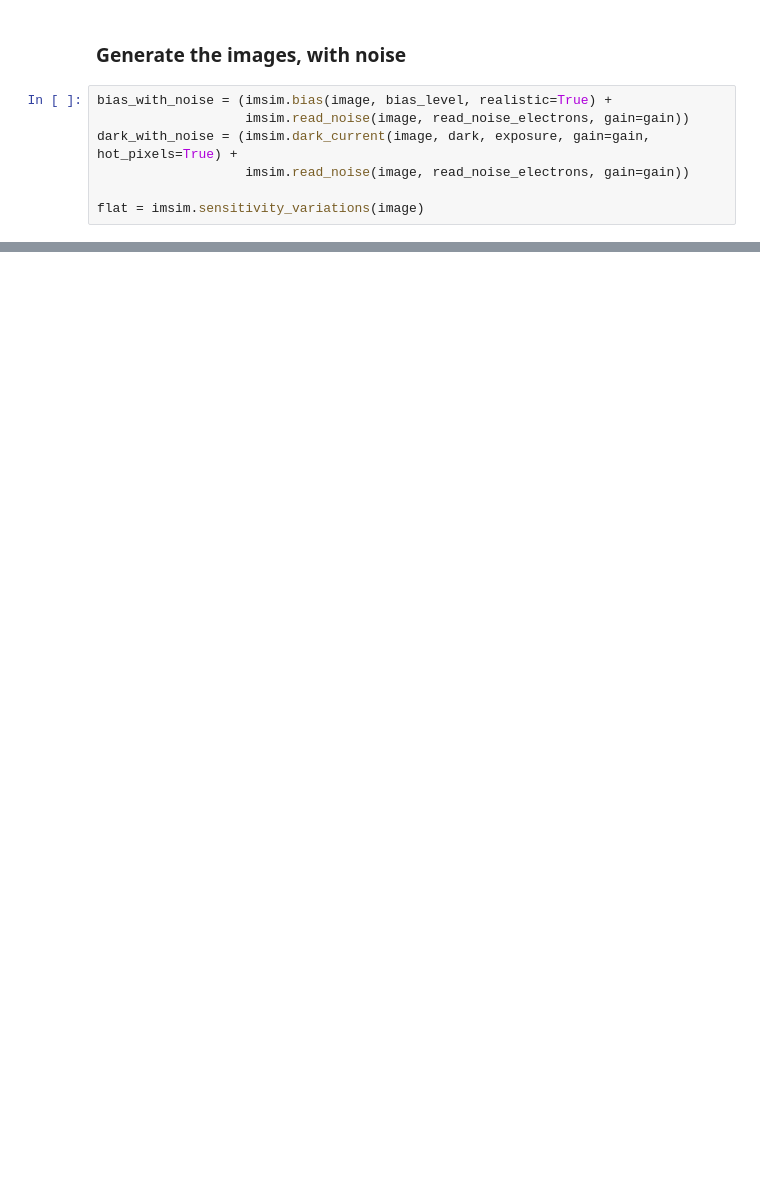
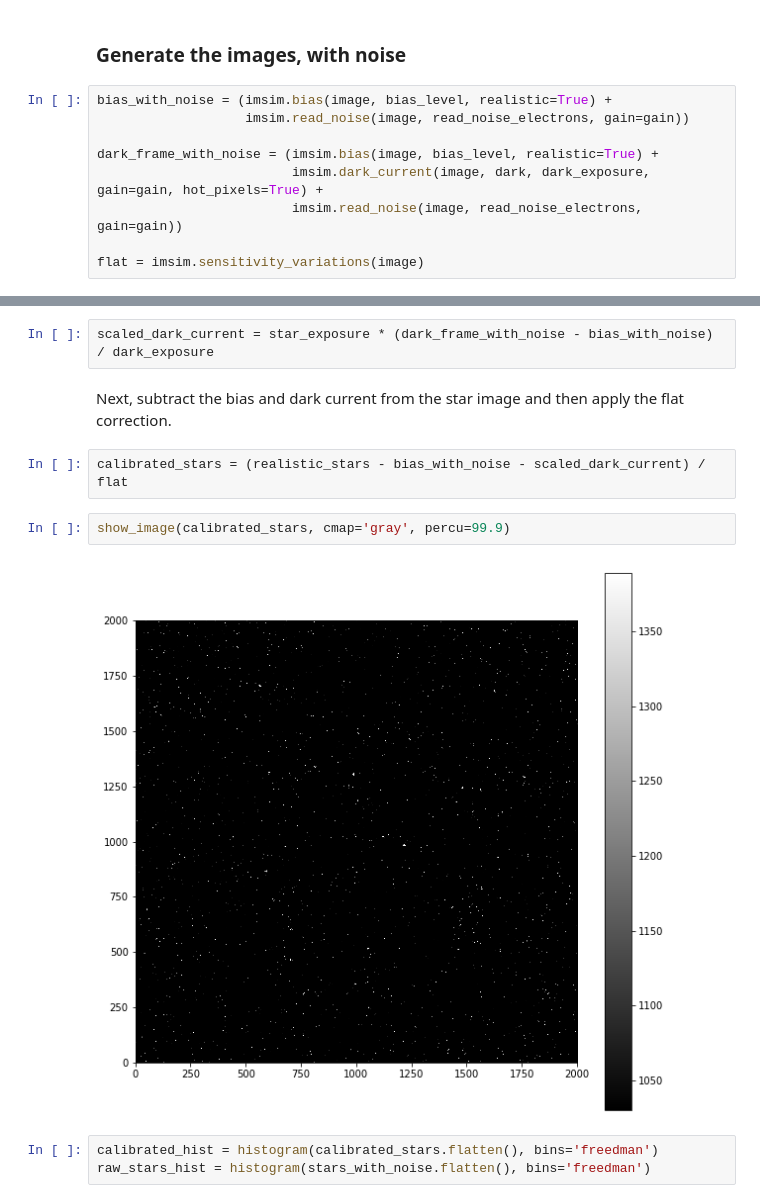
Before and after one commit to astropy/ccd-reduction-and-photometry-guide, a Jupyter notebook: notebooks/01.05-Calibration-overview.ipynb, the cells around one changed output, grey strips where cells are left out. Drawn from its saved outputs; the diff is of its cells as text; blank space fills up the shorter version.

```diff
--- a/notebooks/01.05-Calibration-overview.ipynb
+++ b/notebooks/01.05-Calibration-overview.ipynb
@@ -80,7 +92,9 @@ max_star_counts = 2000
 # %%
 bias_with_noise = (imsim.bias(image, bias_level, realistic=True) +
                    imsim.read_noise(image, read_noise_electrons, gain=gain))
-dark_with_noise = (imsim.dark_current(image, dark, exposure, gain=gain, hot_pixels=True) +
-                   imsim.read_noise(image, read_noise_electrons, gain=gain))
+
+dark_frame_with_noise = (imsim.bias(image, bias_level, realistic=True) +
+                         imsim.dark_current(image, dark, dark_exposure, gain=gain, hot_pixels=True) +
+                         imsim.read_noise(image, read_noise_electrons, gain=gain))
 
 flat = imsim.sensitivity_variations(image)
@@ -92,0 +128,13 @@ Maybe it is enough to just stick with the first example in this notebook, or to
+# %%
+scaled_dark_current = star_exposure * (dark_frame_with_noise - bias_with_noise) / dark_exposure
+# %% [markdown]
+Next, subtract the bias and dark current from the star image and then apply the flat correction.
+# %%
+calibrated_stars = (realistic_stars - bias_with_noise - scaled_dark_current) / flat
+# %%
+show_image(calibrated_stars, cmap='gray', percu=99.9)
+# %% [output]
+[figure, added]
+# %%
+calibrated_hist = histogram(calibrated_stars.flatten(), bins='freedman')
+raw_stars_hist = histogram(stars_with_noise.flatten(), bins='freedman')
```
Also changed, not shown: parts of 11 cells of this notebook.
